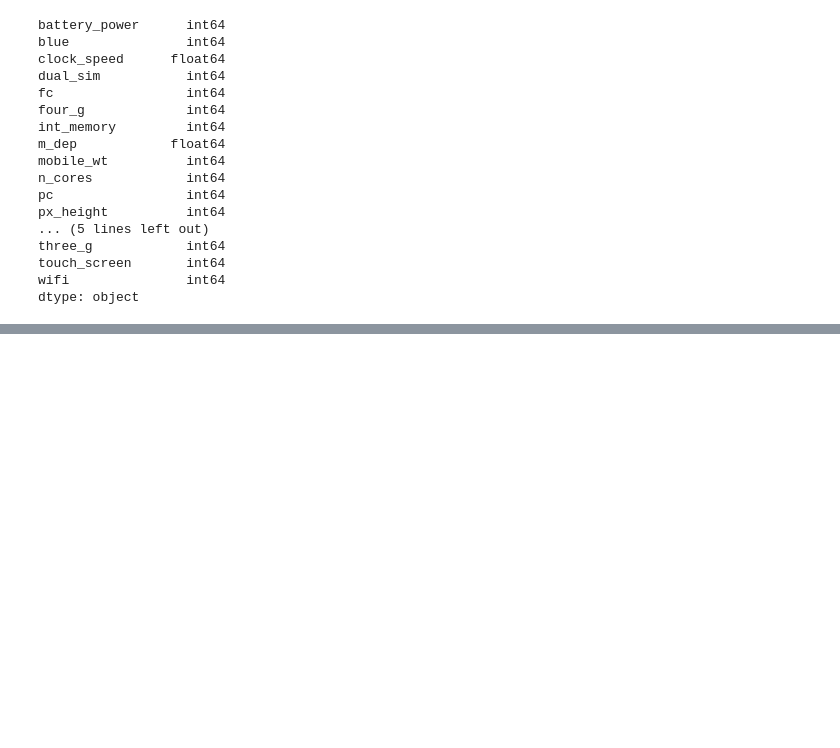
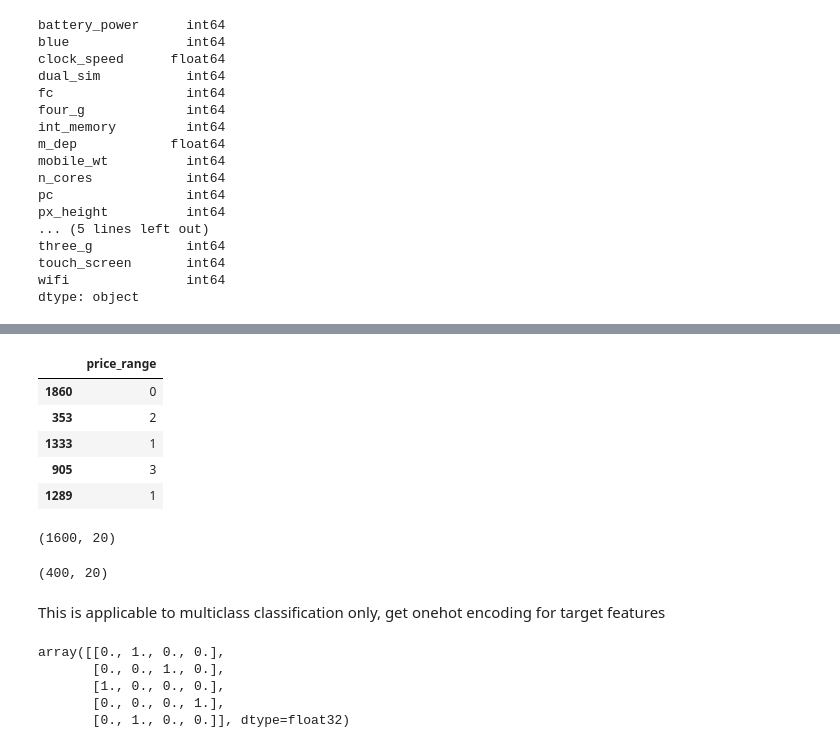
Before and after one commit to Shivam4681/DeepLearning-Programs, a Jupyter notebook: Multiclass_Classification_Keras.ipynb, the cells around one changed output, grey strips where cells are left out. Drawn from its saved outputs; the diff is of its cells as text; code cells hidden in the pictures; blank space fills up the shorter version.

```diff
--- a/Multiclass_Classification_Keras.ipynb
+++ b/Multiclass_Classification_Keras.ipynb
@@ -91,0 +134,20 @@ ValueError: output config must be 'default' or 'pandas' got Pandas
+# %%
+y_test.head()
+# %% [output]
+|  | price_range |
+| 1860 | 0 |
+| 353 | 2 |
+| 1333 | 1 |
+| 905 | 3 |
+| 1289 | 1 |
+# %%
+x_train.shape
+# %% [output]
+(1600, 20)
+# %%
+x_test.shape
+# %% [output]
+(400, 20)
+# %% [markdown]
+
+This is applicable to multiclass classification only, get onehot encoding for target features
@@ -91,0 +158,8 @@ ValueError: output config must be 'default' or 'pandas' got Pandas
+# %%
+ytrain_cat[0:5]
+# %% [output]
+array([[0., 1., 0., 0.],
+       [0., 0., 1., 0.],
+       [1., 0., 0., 0.],
+       [0., 0., 0., 1.],
+       [0., 1., 0., 0.]], dtype=float32)
```
Also changed, not shown: parts of 20 cells of this notebook.
